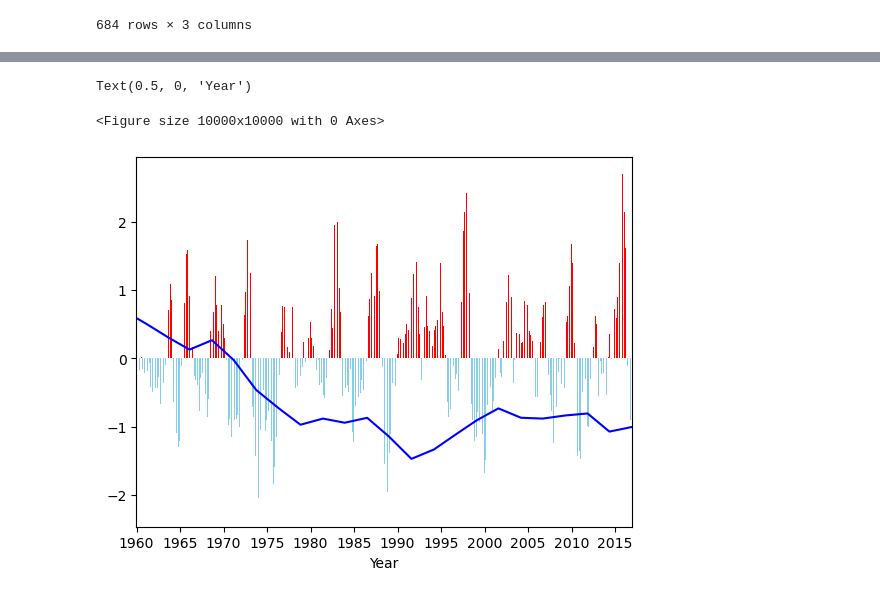
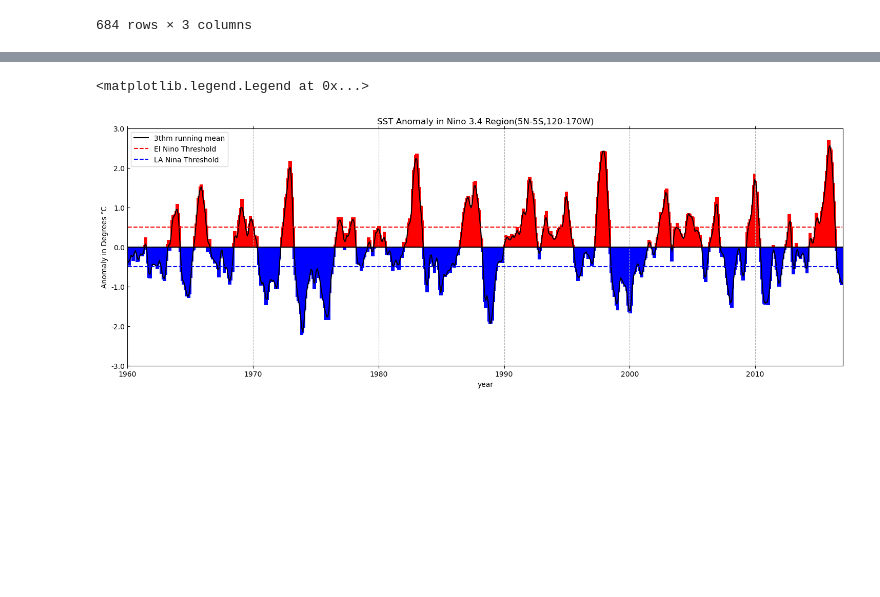
Before and after one commit to rico12312/ESE5023_Assignments_12332293, a Jupyter notebook: PS/PS3/PS3.ipynb, the cells around one changed output, grey strips where cells are left out. Cells and saved outputs as stored; diff of their text form; code cells hidden in the pictures; blank space fills up the shorter version.

```diff
--- a/PS/PS3/PS3.ipynb
+++ b/PS/PS3/PS3.ipynb
@@ -123,6 +134,7 @@ tf
 | 683 | 2016-12-15 | 12 | -0.913017 |
 684 rows × 3 columns
 # %%
-# check result
+# add rolling mean column and check result
+anomalies_df['mean_rolloing'] = tf['sst']
 anomalies_df
 # %% [output]
@@ -162,20 +154,41 @@ Text(0.5, 0, 'Year')
 # %%
-plt.figure(figsize=(10,10), dpi=1000)
+plt.figure(figsize=(18,6))
 
 # adjust the color
-colour = np.where(anomalies_df['sst']>0,'red', 'skyblue')
+colour = np.where(anomalies_df['sst']>0, 'red', 'blue')
+
 # plot bar chart
-ax = anomalies_df.plot(kind='bar', x='time', y='sst',legend= False, color=colour)
-plt.plot(anomalies_df['time'], anomalies_df['sst'], color='blue')
+#Zhouzhou inspired me to adjust the width
+plt.bar(anomalies_df['time'], anomalies_df['sst'], width=100, color=colour)
 
-# adjust the x label
-# 5 years a tick
-year_index = anomalies_df['time'].dt.year[::60].index
-year = anomalies_df['time'].dt.year[::60]
-# set ticks and horizontal axis
-ax.set_xticks(ticks=year_index, labels=year, rotation=0)
-ax.set_xlabel('Year')
+#plot rolling_mean
+plt.plot(anomalies_df['time'],anomalies_df['mean_rolloing'], color='black',label='3thm running mean')
+
+#plot the zero and threshold line
+plt.plot(anomalies_df['time'],np.zeros(684),color='black')
+plt.plot(anomalies_df['time'],np.zeros(684)+0.5,color='red', linestyle='--',label='El Nino Threshold')
+plt.plot(anomalies_df['time'],np.zeros(684)-0.5,color='blue', linestyle='--',label='LA Nina Threshold')
+
+# adjust the label and ticks
+# set label
+plt.xlabel('year')
+plt.ylabel('Anomaly in Degrees ℃')
+
+#set ticks
+y = [-3.0,-2.0,-1.0,0.0,1.0,2.0,3.0]
+plt.yticks(y,labels=y)
+plt.xlim(datetime(1960,1,1),datetime(2016,12,31))
+#plot title
+plt.title('SST Anomaly in Nino 3.4 Region(5N-5S,120-170W)')
+
+#plot grid
+plt.grid(linestyle='--',axis='x')
+plt.xlim()
+
+#tick parameter
+plt.tick_params(axis='y',left=True,direction='in',which='both')
+plt.tick_params(axis='x',top=True,bottom=True,direction='out',which='both')
+plt.legend()
 # %% [output]
-Text(0.5, 0, 'Year')
+<matplotlib.legend.Legend at 0x...>
-<Figure size 10000x10000 with 0 Axes>
-[figure, old version]
+[figure, new version]
```
Also changed, not shown: parts of 13 cells of this notebook.
